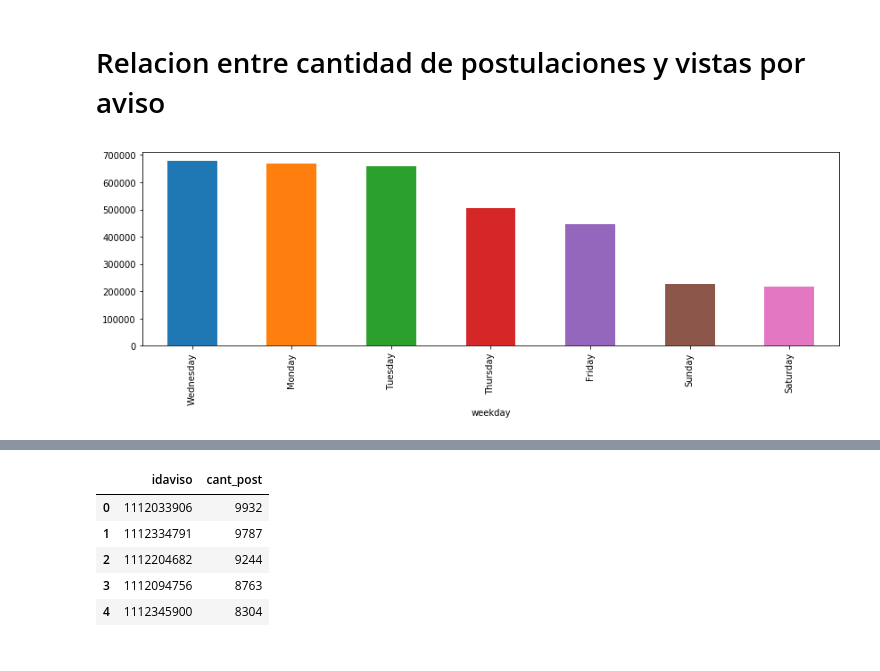
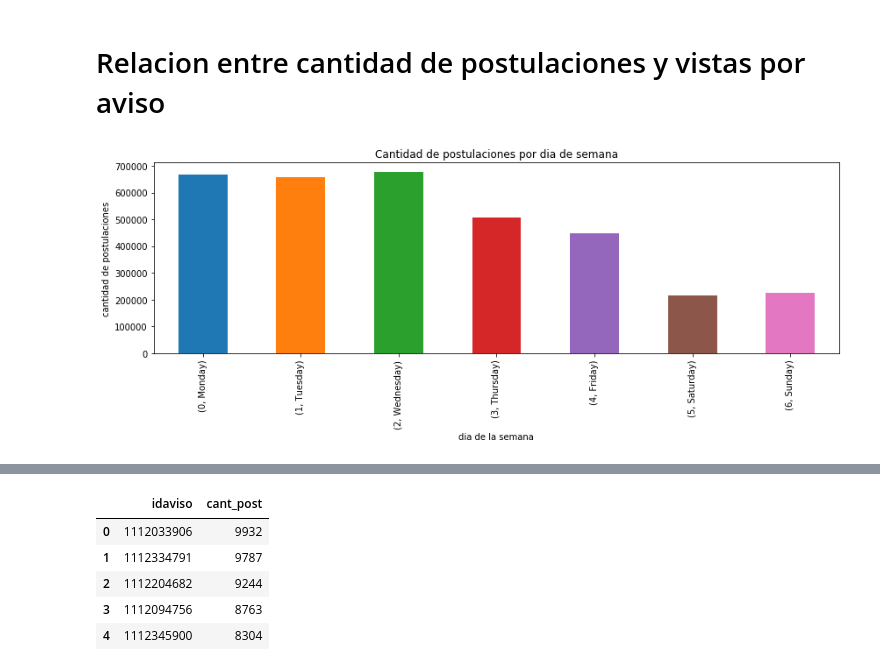
Before and after one commit to PRPablo/dataJobSearches, a Jupyter notebook: exploratoryAnalysis/tp_pablo.ipynb, the cells around one changed output, grey strips where cells are left out. Cells and saved outputs as stored; diff of their text form; code cells hidden in the pictures.

```diff
--- a/exploratoryAnalysis/tp_pablo.ipynb
+++ b/exploratoryAnalysis/tp_pablo.ipynb
@@ -131,7 +137,12 @@ postulantes.head()
 # %%
 #cantidad de postulaciones por dia de semana
 post_weekday = postulaciones
-post_weekday['weekday'] =  post_weekday['fechapostulacion'].dt.weekday_name
-post_weekday.groupby('weekday').count()['fechapostulacion'].sort_values(ascending=False)[0:19].plot(kind='bar',figsize=(14,4));
+post_weekday['weekday'] = post_weekday['fechapostulacion'].dt.weekday_name
+post_weekday['dayofweek'] = post_weekday['fechapostulacion'].dt.dayofweek
+post_weekday_groupby = post_weekday.groupby(['dayofweek','weekday']).count()['fechapostulacion']
+post_weekday_groupby.plot(title = "Cantidad de postulaciones por dia de semana",kind='bar',figsize=(14,4))
+plt.xlabel('dia de la semana')
+plt.ylabel('cantidad de postulaciones')
+plt.show()
 # %% [output]
-[figure, old version]
+[figure, new version]
```
Also changed, not shown: parts of 19 cells of this notebook.
